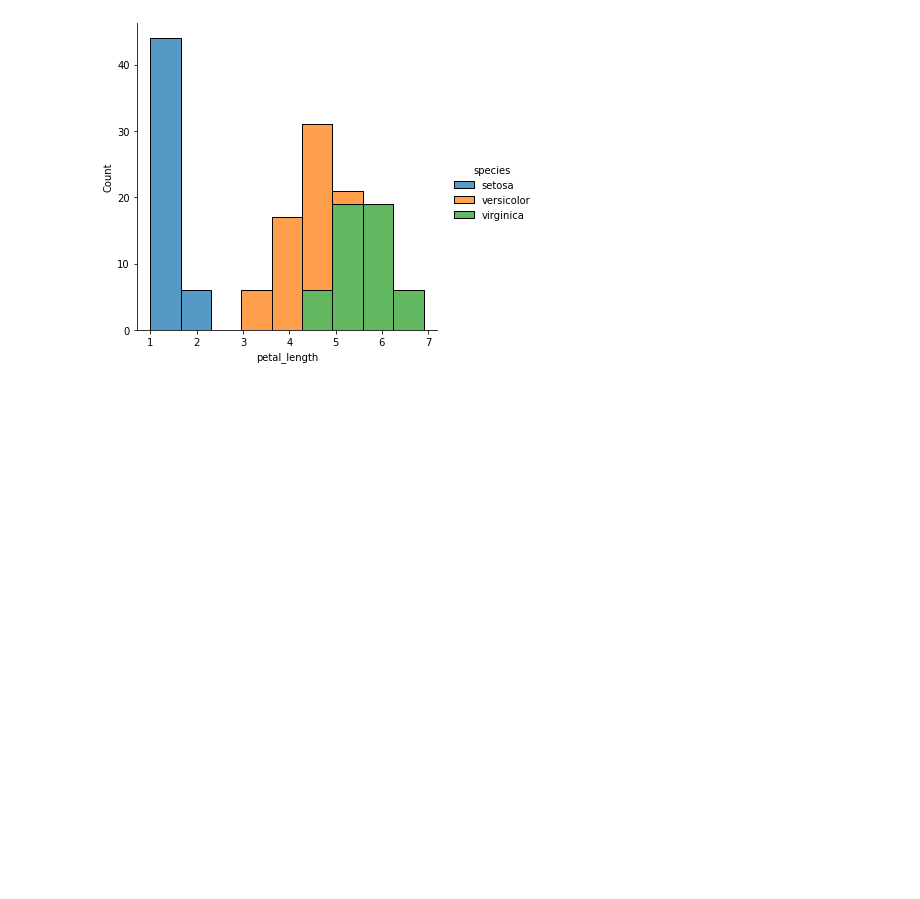
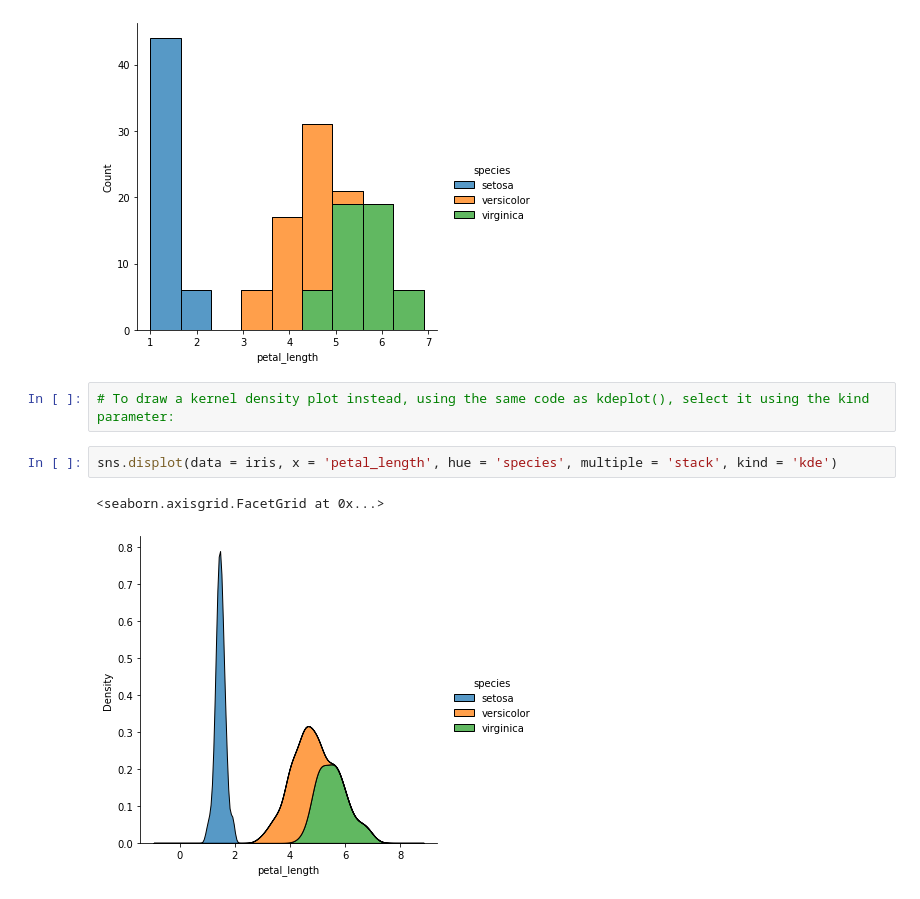
Before and after one commit to chimaihueze/Seaborn, a Jupyter notebook: plotting-functions.ipynb, the cells around one changed output. Drawn from its saved outputs; the diff is of its cells as text; blank space fills up the shorter version.

```diff
--- a/plotting-functions.ipynb
+++ b/plotting-functions.ipynb
@@ -105,3 +105,10 @@ sns.displot(data = iris, x = 'petal_length', hue= 'species', multiple = 'stack')
 # %% [output]
 <seaborn.axisgrid.FacetGrid at 0x...>
 [figure]
+# %%
+# To draw a kernel density plot instead, using the same code as kdeplot(), select it using the kind parameter:
+# %%
+sns.displot(data = iris, x = 'petal_length', hue = 'species', multiple = 'stack', kind = 'kde')
+# %% [output]
+<seaborn.axisgrid.FacetGrid at 0x...>
+[figure, added]
```
